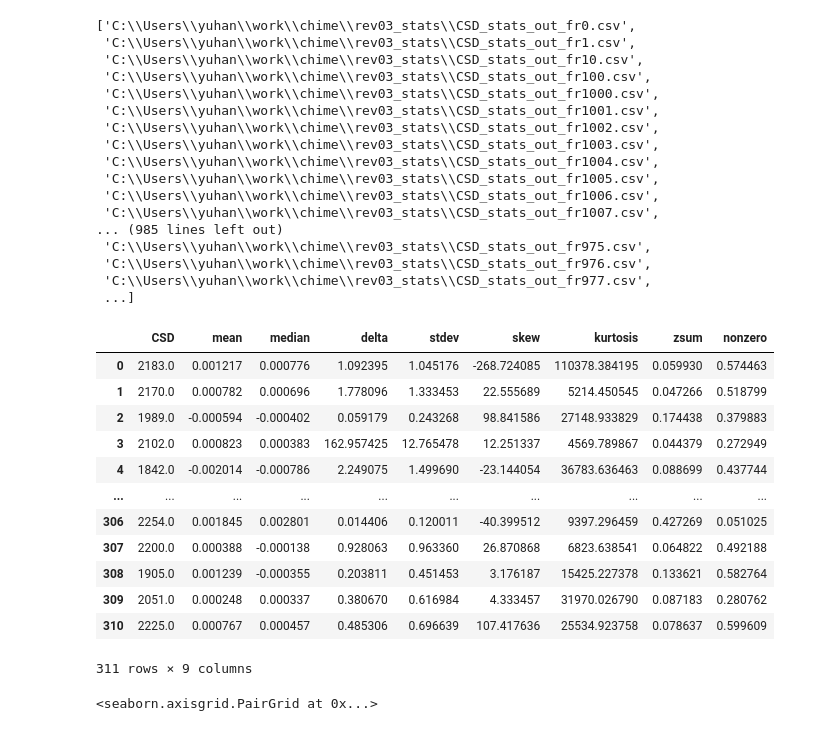
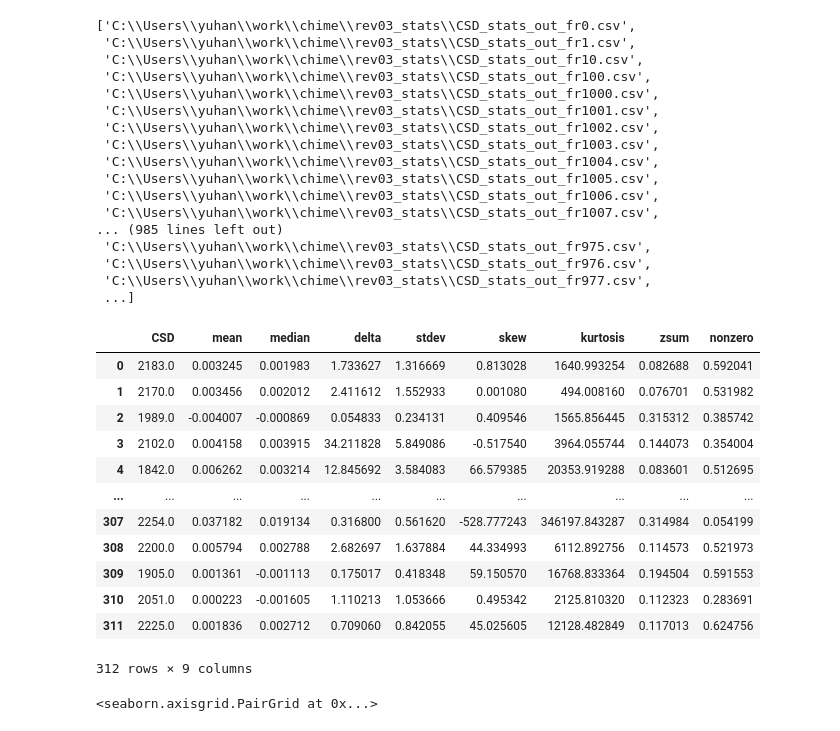
Before and after one commit to yuhants/chime_notebooks, a Jupyter notebook: rev03_stats.ipynb, the cells around one changed output. Drawn from its saved outputs; the diff is of its cells as text; code cells hidden in the pictures.

```diff
--- a/rev03_stats.ipynb
+++ b/rev03_stats.ipynb
@@ -51,4 +55,7 @@ def get_freq(file_name):
 # %%
 stats = {get_freq(f) : f for f in stats_files}  # Dictionary, key = frequency
-dat = pd.read_csv(stats[107], header = 0, sep = ',')  # 758 MHz
+dat_107 = pd.read_csv(stats[107], header = 0, sep = ',')  # 758 MHz
+dat_244 = pd.read_csv(stats[244], header = 0, sep = ',')  # 665 MHz
+dat_619 = pd.read_csv(stats[619], header = 0, sep = ',')  # 558 MHz
+dat_936 = pd.read_csv(stats[936], header = 0, sep = ',')  # 434 MHz
 # %%
@@ -59,19 +69,19 @@ dat.insert(loc=3, column='delta', value=delta)  # Insert an extra column to the
-# %%
-dat
-# %% [output]
-|  | CSD | mean | median | delta | stdev | skew | kurtosis | zsum | nonzero |
-| 0 | 2183.0 | 0.001217 | 0.000776 | 1.092395 | 1.045176 | -268.724085 | 110378.384195 | 0.059930 | 0.574463 |
-| 1 | 2170.0 | 0.000782 | 0.000696 | 1.778096 | 1.333453 | 22.555689 | 5214.450545 | 0.047266 | 0.518799 |
-| 2 | 1989.0 | -0.000594 | -0.000402 | 0.059179 | 0.243268 | 98.841586 | 27148.933829 | 0.174438 | 0.379883 |
-| 3 | 2102.0 | 0.000823 | 0.000383 | 162.957425 | 12.765478 | 12.251337 | 4569.789867 | 0.044379 | 0.272949 |
-| 4 | 1842.0 | -0.002014 | -0.000786 | 2.249075 | 1.499690 | -23.144054 | 36783.636463 | 0.088699 | 0.437744 |
-| ... | ... | ... | ... | ... | ... | ... | ... | ... | ... |
-| 306 | 2254.0 | 0.001845 | 0.002801 | 0.014406 | 0.120011 | -40.399512 | 9397.296459 | 0.427269 | 0.051025 |
-| 307 | 2200.0 | 0.000388 | -0.000138 | 0.928063 | 0.963360 | 26.870868 | 6823.638541 | 0.064822 | 0.492188 |
-| 308 | 1905.0 | 0.001239 | -0.000355 | 0.203811 | 0.451453 | 3.176187 | 15425.227378 | 0.133621 | 0.582764 |
-| 309 | 2051.0 | 0.000248 | 0.000337 | 0.380670 | 0.616984 | 4.333457 | 31970.026790 | 0.087183 | 0.280762 |
-| 310 | 2225.0 | 0.000767 | 0.000457 | 0.485306 | 0.696639 | 107.417636 | 25534.923758 | 0.078637 | 0.599609 |
-311 rows × 9 columns
+# %%
+dat_936
+# %% [output]
+|  | CSD | mean | median | delta | stdev | skew | kurtosis | zsum | nonzero |
+| 0 | 2183.0 | 0.003245 | 0.001983 | 1.733627 | 1.316669 | 0.813028 | 1640.993254 | 0.082688 | 0.592041 |
+| 1 | 2170.0 | 0.003456 | 0.002012 | 2.411612 | 1.552933 | 0.001080 | 494.008160 | 0.076701 | 0.531982 |
+| 2 | 1989.0 | -0.004007 | -0.000869 | 0.054833 | 0.234131 | 0.409546 | 1565.856445 | 0.315312 | 0.385742 |
+| 3 | 2102.0 | 0.004158 | 0.003915 | 34.211828 | 5.849086 | -0.517540 | 3964.055744 | 0.144073 | 0.354004 |
+| 4 | 1842.0 | 0.006262 | 0.003214 | 12.845692 | 3.584083 | 66.579385 | 20353.919288 | 0.083601 | 0.512695 |
+| ... | ... | ... | ... | ... | ... | ... | ... | ... | ... |
+| 307 | 2254.0 | 0.037182 | 0.019134 | 0.316800 | 0.561620 | -528.777243 | 346197.843287 | 0.314984 | 0.054199 |
+| 308 | 2200.0 | 0.005794 | 0.002788 | 2.682697 | 1.637884 | 44.334993 | 6112.892756 | 0.114573 | 0.521973 |
+| 309 | 1905.0 | 0.001361 | -0.001113 | 0.175017 | 0.418348 | 59.150570 | 16768.833364 | 0.194504 | 0.591553 |
+| 310 | 2051.0 | 0.000223 | -0.001605 | 1.110213 | 1.053666 | 0.495342 | 2125.810320 | 0.112323 | 0.283691 |
+| 311 | 2225.0 | 0.001836 | 0.002712 | 0.709060 | 0.842055 | 45.025605 | 12128.482849 | 0.117013 | 0.624756 |
+312 rows × 9 columns
 # %%
 sns.set(font_scale=2, palette='gray')
 sns.pairplot(dat, kind='scatter', height=4, aspect=1, corner=True)
```
Also changed, not shown: parts of 9 cells of this notebook, 1 other file.
